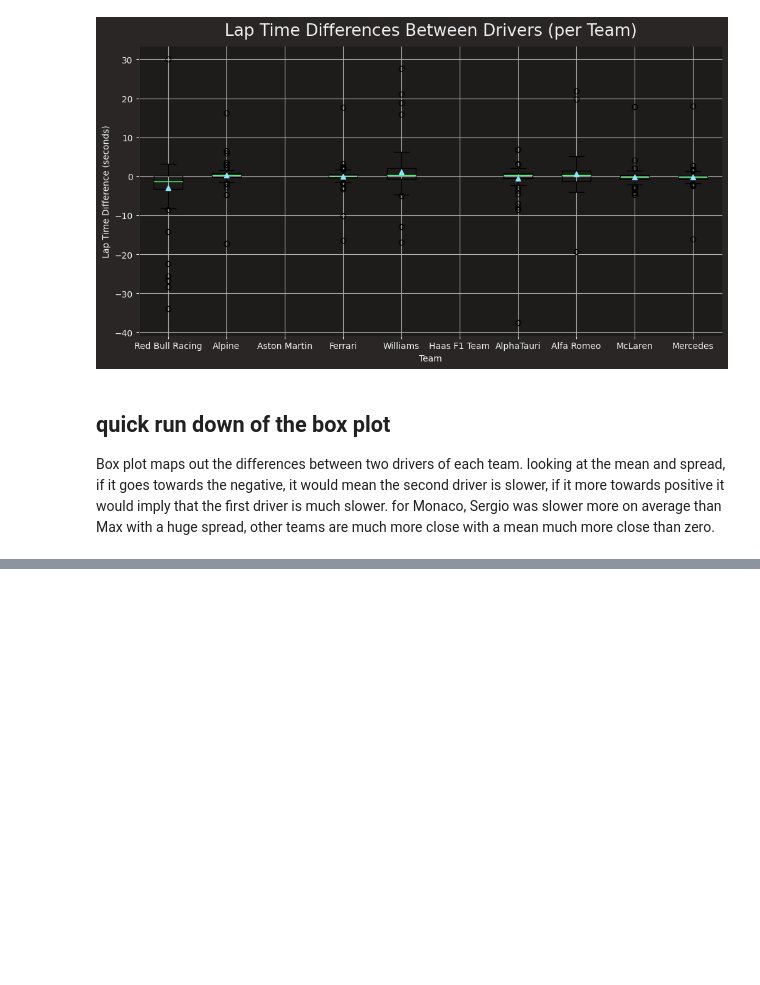
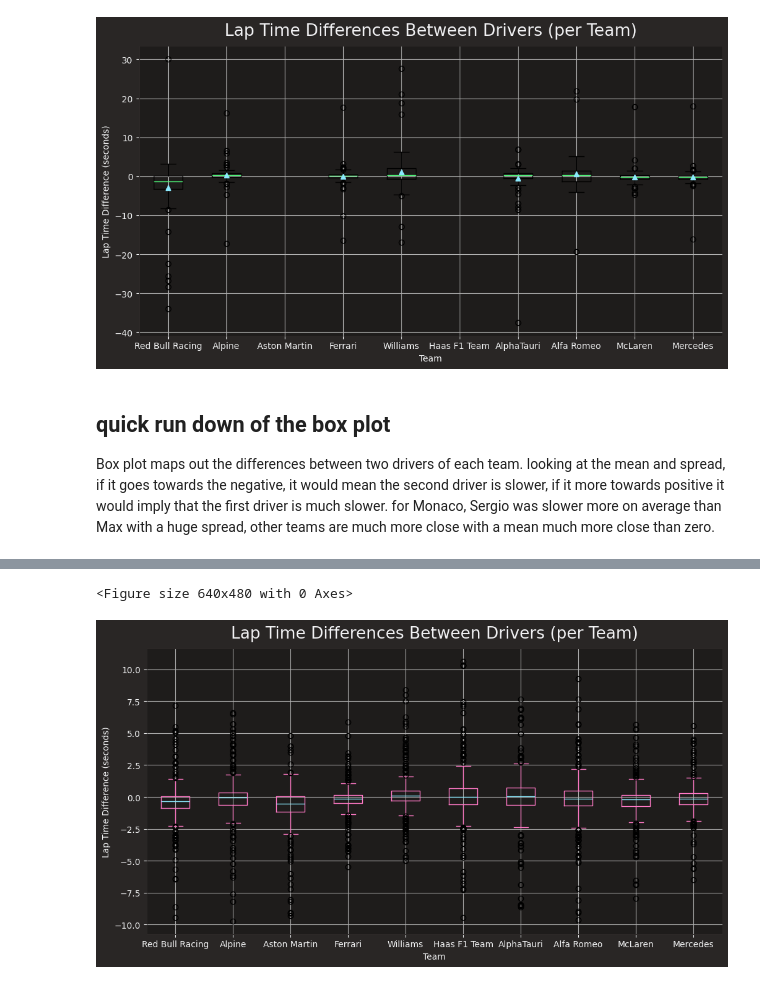
Before and after one commit to OhOmah/F1Revisited, a Jupyter notebook: MaxVSecondSeat.ipynb, the cells around one changed output, grey strips where cells are left out. Saved outputs shown, nothing was run; the diff lists cells and outputs as text; code cells hidden in the pictures; blank space fills up the shorter version.

Commit message:
updated generation of boxplot, removed values that are over 2 standard deviations away from the mean.

```diff
--- a/MaxVSecondSeat.ipynb
+++ b/MaxVSecondSeat.ipynb
@@ -331,15 +405,25 @@ _api           INFO     Fetching car data...
 # %%
-test = pd.DataFrame.from_dict(all_team_differences, orient='index')
-mask = ~np.isnan(test)
-filtered_test = test[~np.isnan(test)]
+# Convert to DataFrame
+df = pd.DataFrame.from_dict(all_team_differences, orient='index')
+
+# Transpose for boxplot
+df_transposed = df.T
+
+# Drop NaNs
+df_transposed = df_transposed.dropna()
+
+# Outlier Removal (using Z-score - be cautious)
+z = np.abs(stats.zscore(df_transposed))
+df_transposed = df_transposed[(z < 2).all(axis=1)] # Example: remove rows with z-score > 2 for all columns
+
+# Create Boxplot
 plt.figure()
-# remove outliers
-filtered_test = filtered_test.T
-filtered_test = filtered_test.drop(filtered_test.index[427]).reset_index(drop=True)
-filtered_test[(np.abs(stats.zscore(filtered_test)) < 1).all(axis=1)]
-filtered_test.plot(kind='box', figsize=(24,12))
+df_transposed.plot(kind='box', figsize=(12, 6))
 plt.title("Lap Time Differences Between Drivers (per Team)")
 plt.xlabel("Team")
 plt.ylabel("Lap Time Difference (seconds)")
 plt.grid(True)
 plt.show()
+# %% [output]
+<Figure size 640x480 with 0 Axes>
+[figure, added]
```
Also changed, not shown: parts of 4 cells of this notebook.
